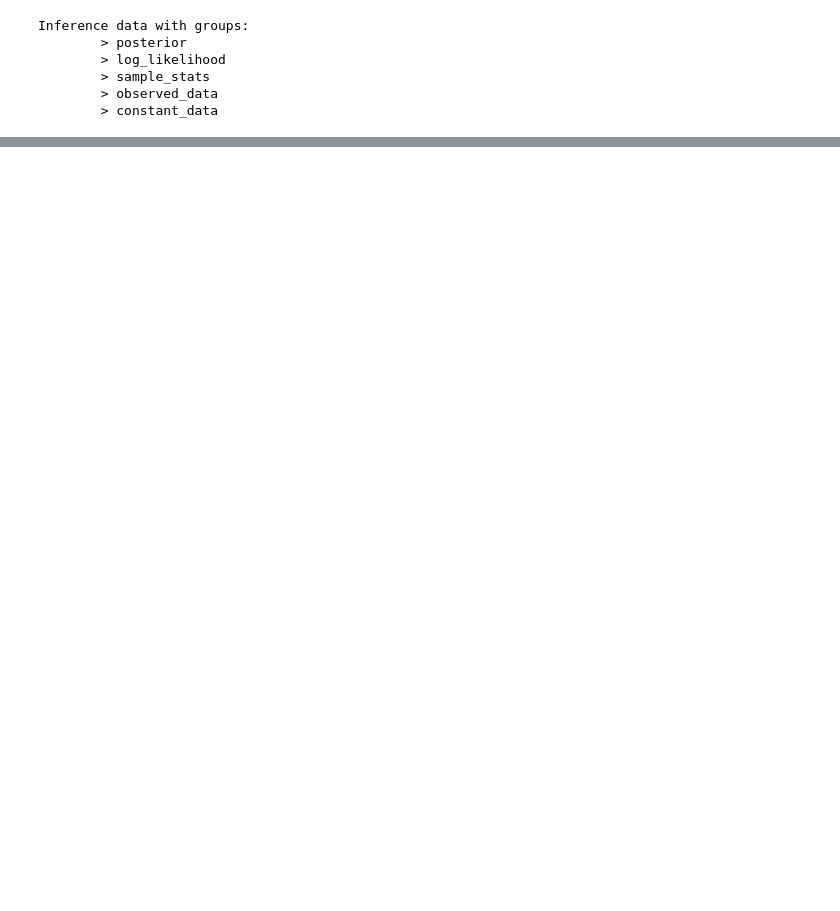
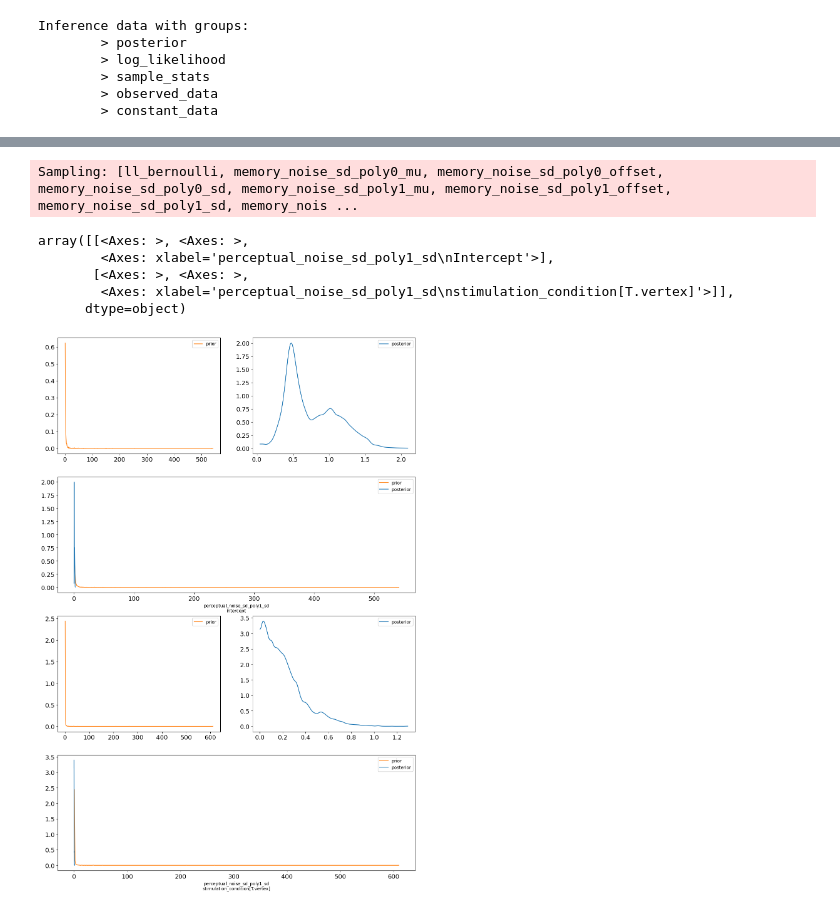
Before and after one commit to Gilles86/tms_risk, a Jupyter notebook: tms_risk/cogmodels/notebooks/flexible_model_comparison.ipynb, the cells around one changed output, grey strips where cells are left out. Cells and saved outputs as stored; diff of their text form; code cells hidden in the pictures; blank space fills up the shorter version.

```diff
--- a/tms_risk/cogmodels/notebooks/flexible_model_comparison.ipynb
+++ b/tms_risk/cogmodels/notebooks/flexible_model_comparison.ipynb
@@ -69,0 +85,17 @@ comparison
+# %%
+with model4.estimation_model as model:
+
+    priors = pm.sample_prior_predictive(1000)
+# %% [output]
+Sampling: [ll_bernoulli, memory_noise_sd_poly0_mu, memory_noise_sd_poly0_offset, memory_noise_sd_poly0_sd, memory_noise_sd_poly1_mu, memory_noise_sd_poly1_offset, memory_noise_sd_poly1_sd, memory_nois ...
+# %%
+idata4.extend(priors)
+# %%
+az.plot_dist_comparison(idata4, var_names=["perceptual_noise_sd_poly1_sd"])
+# %% [output]
+array([[<Axes: >, <Axes: >,
+        <Axes: xlabel='perceptual_noise_sd_poly1_sd\nIntercept'>],
+       [<Axes: >, <Axes: >,
+        <Axes: xlabel='perceptual_noise_sd_poly1_sd\nstimulation_condition[T.vertex]'>]],
+      dtype=object)
+[figure, added]
```
Also changed, not shown: parts of 5 cells of this notebook, 4 other files.
